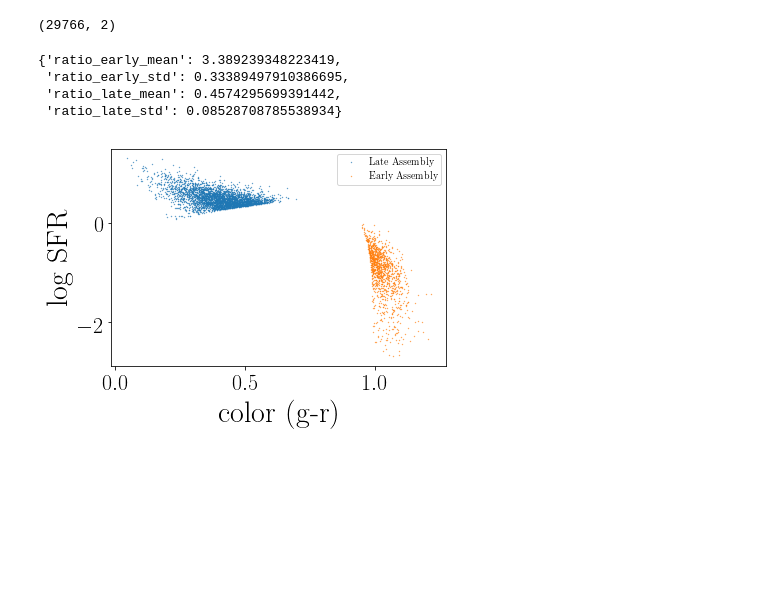
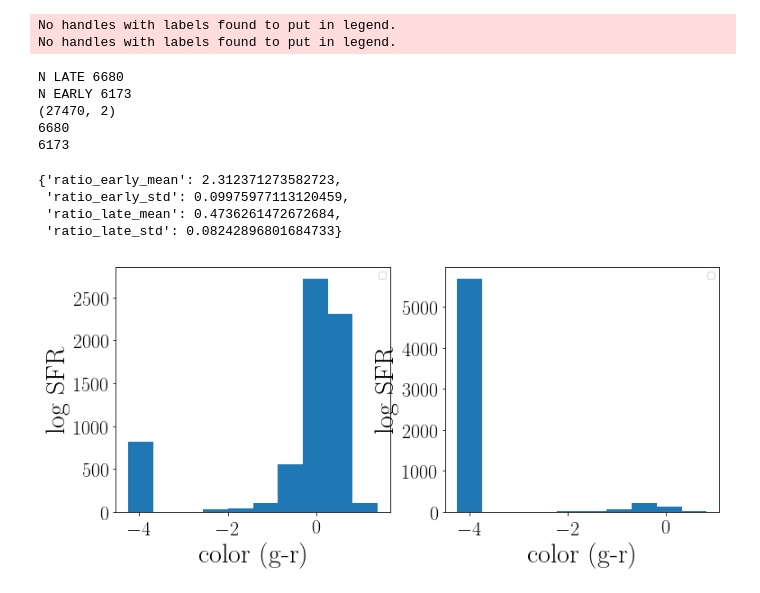
Before and after one commit to forero/IllustrisGalaxyBias, a Jupyter notebook: code/influence_formation_times.ipynb, the cells around one changed output. Saved outputs shown, nothing was run; the diff lists cells and outputs as text; code cells hidden in the pictures; blank space fills up the shorter version.

```diff
--- a/code/influence_formation_times.ipynb
+++ b/code/influence_formation_times.ipynb
@@ -42,12 +42,12 @@ central_data = np.loadtxt("/Users/forero/Illustris_data/formation_times_TNG300/3
 all_data = np.loadtxt("/Users/forero/Illustris_data/formation_times_TNG300/301/Galaxies/All_Galaxies/ZM_Galaxies3001.dat", dtype=dtype)
 sat_data = np.loadtxt("/Users/forero/Illustris_data/formation_times_TNG300/301/Galaxies/Satellite_Galaxies/SatZ_Galaxies.dat", dtype=dtype)
 # %%
-def ratio_color_sfr_selection(subhalos, log10_stellar_mass, formation_z, gal_id, min_mass, max_mass, plot=False):
+def ratio_color_ssfr_selection(subhalos, log10_stellar_mass, formation_z, gal_id, min_mass, max_mass, plot=False):
     ii = (log10_stellar_mass>min_mass) & (log10_stellar_mass < max_mass)
     bin_formation_z = formation_z[ii]
     bin_gal_id = np.int_(gal_id[ii])
     bin_color = subhalos['SubhaloStellarPhotometrics'][bin_gal_id,4] - subhalos['SubhaloStellarPhotometrics'][bin_gal_id,6]
-    bin_sfr = subhalos['SubhaloSFRinRad'][bin_gal_id]
+    bin_sfr = (subhalos['SubhaloSFRinRad'][bin_gal_id]+1E-4)/subhalos['SubhaloMassInRadType'][bin_gal_id, 4]
     bin_pos = subhalos['SubhaloPos'][bin_gal_id]
 
     z_quartiles = np.percentile(bin_formation_z, [25, 75])
@@ -56,7 +56,8 @@ def ratio_color_sfr_selection(subhalos, log10_stellar_mass, formation_z, gal_id,
     q_form = np.repeat(2, len(bin_formation_z))
     q_form[bin_formation_z<z_quartiles[0]] = LATE
     q_form[bin_formation_z>z_quartiles[1]] = EARLY
-
+    print('N LATE' , np.count_nonzero(bin_formation_z<z_quartiles[0]))
+    print('N EARLY', np.count_nonzero(bin_formation_z>z_quartiles[1]))
 
     X = np.array([bin_color, bin_sfr]).T
     Y = q_form
@@ -71,14 +72,30 @@ def ratio_color_sfr_selection(subhalos, log10_stellar_mass, formation_z, gal_id,
     all_pos = bin_pos.copy()
 
     if plot:
+        plt.figure(figsize=(12,5))
         #plt.subplot(1,2,1)
         #plt.scatter(bin_color[q_form==0], np.log10(bin_sfr[q_form==0]), s=0.1)
         #plt.scatter(bin_color[q_form==1], np.log10(bin_sfr[q_form==1]), s=0.1)
 
-        #plt.subplot(1,2,2)
-        plt.scatter(bin_color[Y_predict==LATE], np.log10(bin_sfr[Y_predict==LATE]), s=0.1, label='Late Assembly')
+        plt.subplot(1,2,1)
+        #plt.scatter(bin_color[bin_formation_z<z_quartiles[0]],
+        #            np.log10(bin_sfr[bin_formation_z<z_quartiles[0]]), s=0.1, label='LATE')
+        plt.hist(np.log10(bin_sfr[bin_formation_z<z_quartiles[0]]))
+        print(np.count_nonzero(bin_color[bin_formation_z<z_quartiles[0]]))
+        plt.xlabel('color (g-r)')
+        plt.ylabel('log SFR')
+        plt.legend()
+
+        plt.subplot(1,2,2)
+        #plt.scatter(bin_color[bin_formation_z>z_quartiles[1]],
+        #            np.log10(bin_sfr[bin_formation_z>z_quartiles[1]]), s=0.1, label='EARLY')
+        plt.hist(np.log10(bin_sfr[bin_formation_z>z_quartiles[1]]))
+        print(np.count_nonzero(bin_color[bin_formation_z>z_quartiles[1]]))
+        #plt.scatter(bin_color, np.log10(bin_sfr), s=0.1, c=bin_formation_z, label='ALL')
+
+        #plt.scatter(bin_color[Y_predict==LATE], np.log10(bin_sfr[Y_predict==LATE]), s=0.1,label='Late Assembly')
         #plt.scatter(bin_color[Y_predict==1], np.log10(bin_sfr[Y_predict==1]), s=0.1)
-        plt.scatter(bin_color[Y_predict==EARLY], np.log10(bin_sfr[Y_predict==EARLY]), s=0.1, label='Early Assembly')
+        #plt.scatter(bin_color[Y_predict==EARLY], np.log10(bin_sfr[Y_predict==EARLY]), s=0.1, label='Early Assembly')
         plt.xlabel('color (g-r)')
         plt.ylabel('log SFR')
         plt.legend()
@@ -128,9 +180,15 @@ ratio_all = compute_ratio(subhalos, log10_stellar_mass, formation_z, gal_id)
 # %%
-ratio_color_sfr_selection(subhalos, log10_stellar_mass, formation_z, gal_id, 9.75, 10.0, plot=True)
+ratio_color_ssfr_selection(subhalos, log10_stellar_mass, formation_z, gal_id, 10.00, 10.25, plot=True)
 # %% [output]
-(29766, 2)
+No handles with labels found to put in legend.
+No handles with labels found to put in legend.
-{'ratio_early_mean': 3.389239348223419,
- 'ratio_early_std': 0.33389497910386695,
- 'ratio_late_mean': 0.4574295699391442,
- 'ratio_late_std': 0.08528708785538934}
+N LATE 6680
+N EARLY 6173
+(27470, 2)
+6680
+6173
+{'ratio_early_mean': 2.312371273582723,
+ 'ratio_early_std': 0.09975977113120459,
+ 'ratio_late_mean': 0.4736261472672684,
+ 'ratio_late_std': 0.08242896801684733}
-[figure, old version]
+[figure, new version]
```
Also changed, not shown: parts of 5 cells of this notebook.
